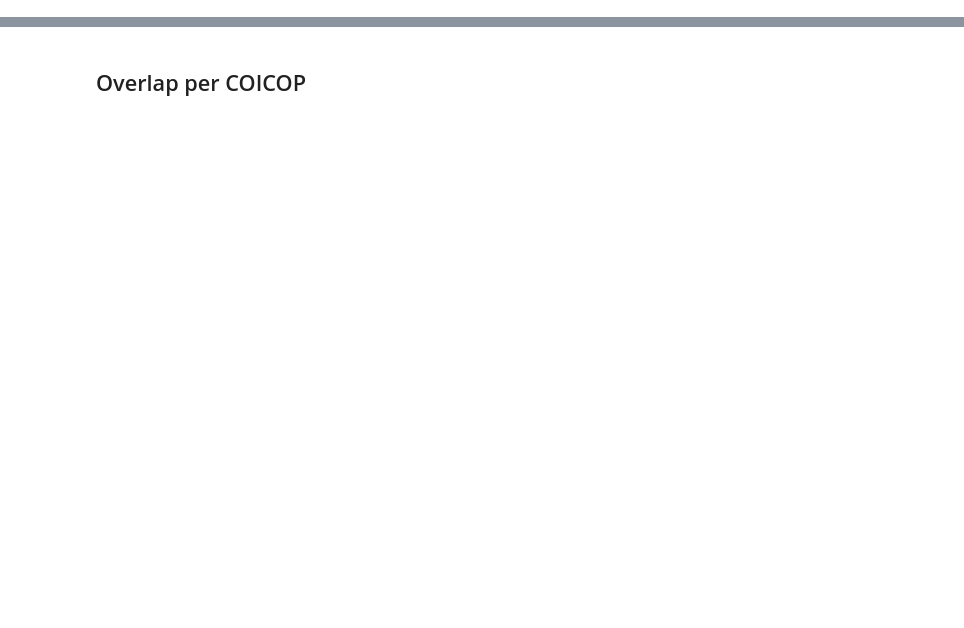
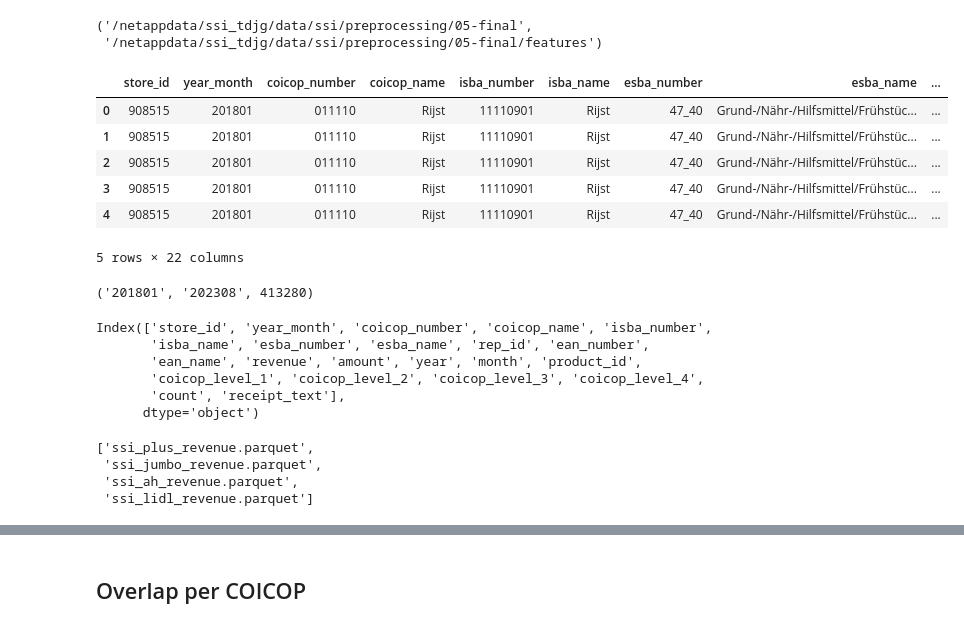
Before and after one commit to ssi-wp3/ssi-wp3, a Jupyter notebook: Notebooks/12 - Product overlap.ipynb, the cells around one changed output, grey strips where cells are left out. Saved outputs shown, nothing was run; the diff lists cells and outputs as text; code cells hidden in the pictures; blank space fills up the shorter version.

```diff
--- a/Notebooks/12 - Product overlap.ipynb
+++ b/Notebooks/12 - Product overlap.ipynb
@@ -8,15 +8,44 @@ import os
 dotenv_path = Path('../.env')
 load_dotenv(dotenv_path=dotenv_path)
 
-data_directory = os.getenv("OUTPUT_DIRECTORY")
+#data_directory = os.getenv("data_directory")
+data_directory = "/netappdata/ssi_tdjg/data/ssi/preprocessing/05-final"
 feature_directory = os.path.join(data_directory, "features")
+data_directory, feature_directory
+# %% [output]
+('/netappdata/ssi_tdjg/data/ssi/preprocessing/05-final',
+ '/netappdata/ssi_tdjg/data/ssi/preprocessing/05-final/features')
 # %%
 lidl_df = pd.read_parquet(os.path.join(data_directory, "ssi_lidl_revenue.parquet"), engine="pyarrow")
-lidl_df.rename(columns={"bg_number": "supermarket_id", "ean_name": "receipt_text"}, inplace=True)
+#lidl_df.rename(columns={"bg_number": "supermarket_id", "ean_name": "receipt_text"}, inplace=True)
 lidl_df.receipt_text = lidl_df.receipt_text.str.replace('[^0-9a-zA-Z.,-/ ]', '', regex=True).str.lstrip().str.rstrip().str.lower()
 lidl_df.head()
+# %% [output]
+|  | store_id | year_month | coicop_number | coicop_name | isba_number | isba_name | esba_number | esba_name | ... |
+| 0 | 908515 | 201801 | 011110 | Rijst | 11110901 | Rijst | 47_40 | Grund-/Nähr-/Hilfsmittel/Frühstüc... | ... |
+| 1 | 908515 | 201801 | 011110 | Rijst | 11110901 | Rijst | 47_40 | Grund-/Nähr-/Hilfsmittel/Frühstüc... | ... |
+| 2 | 908515 | 201801 | 011110 | Rijst | 11110901 | Rijst | 47_40 | Grund-/Nähr-/Hilfsmittel/Frühstüc... | ... |
+| 3 | 908515 | 201801 | 011110 | Rijst | 11110901 | Rijst | 47_40 | Grund-/Nähr-/Hilfsmittel/Frühstüc... | ... |
+| 4 | 908515 | 201801 | 011110 | Rijst | 11110901 | Rijst | 47_40 | Grund-/Nähr-/Hilfsmittel/Frühstüc... | ... |
+5 rows × 22 columns
+# %%
+lidl_df.year_month.min(), lidl_df.year_month.max(), len(lidl_df)
+# %% [output]
+('201801', '202308', 413280)
 # %%
 lidl_df.columns
+# %% [output]
+Index(['store_id', 'year_month', 'coicop_number', 'coicop_name', 'isba_number',
+       'isba_name', 'esba_number', 'esba_name', 'rep_id', 'ean_number',
+       'ean_name', 'revenue', 'amount', 'year', 'month', 'product_id',
+       'coicop_level_1', 'coicop_level_2', 'coicop_level_3', 'coicop_level_4',
+       'count', 'receipt_text'],
+      dtype='object')
 # %%
 os.listdir(data_directory)
+# %% [output]
+['ssi_plus_revenue.parquet',
+ 'ssi_jumbo_revenue.parquet',
+ 'ssi_ah_revenue.parquet',
+ 'ssi_lidl_revenue.parquet']
 # %%
```
Also changed, not shown: parts of 48 cells of this notebook, 1 other file.
